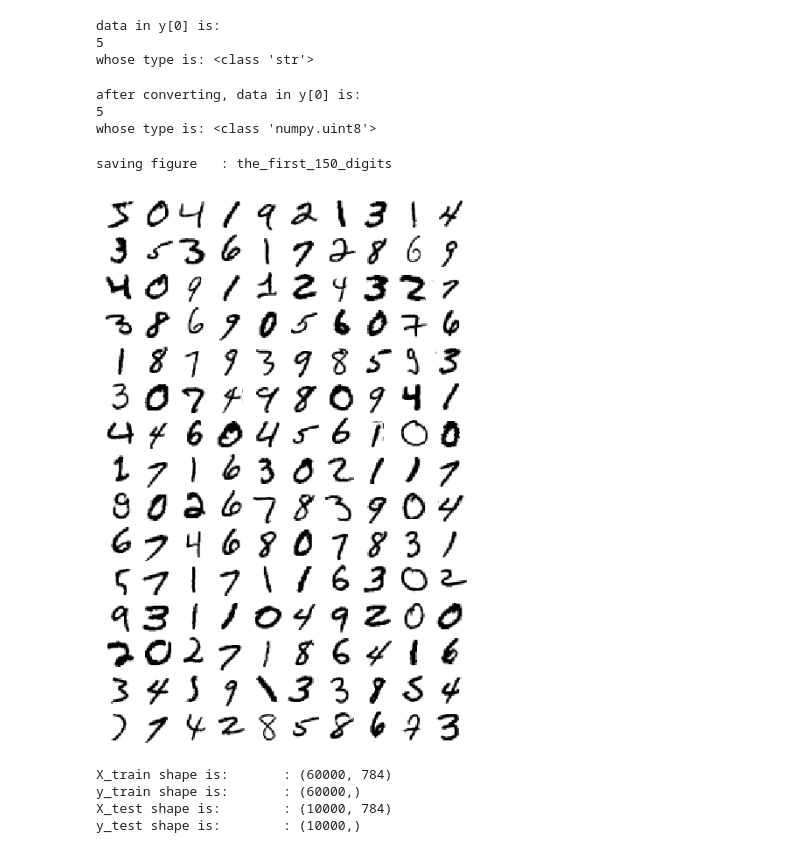
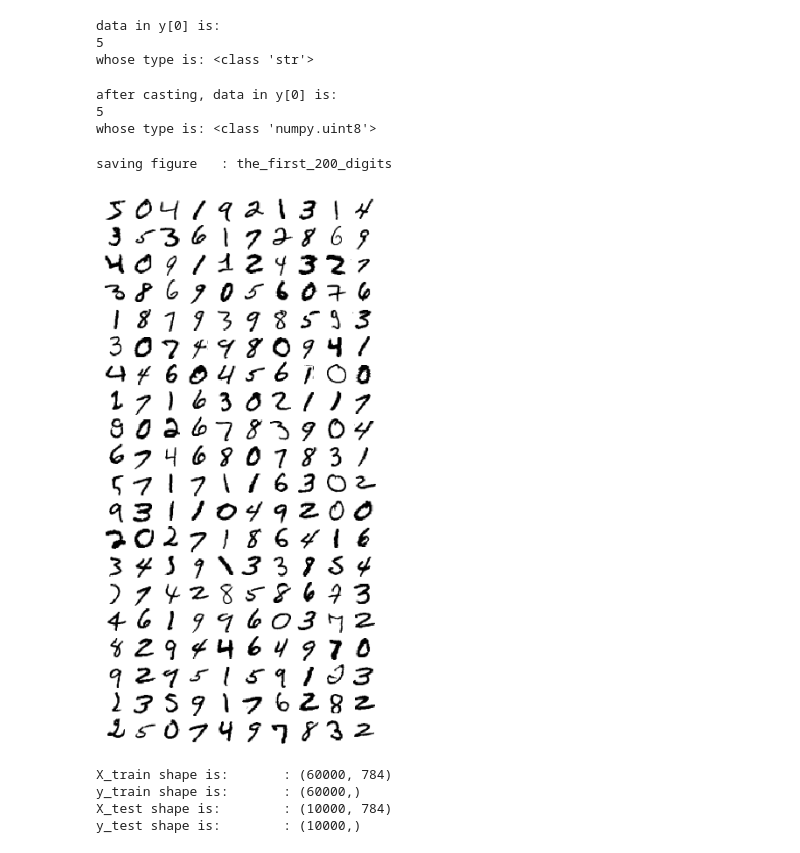
Before and after one commit to hopezh/learn_hands_on_ML_v2, a Jupyter notebook: ch3_classification_v2.ipynb, the cells around one changed output. Cells and saved outputs as stored; diff of their text form; code cells hidden in the pictures.

```diff
--- a/ch3_classification_v2.ipynb
+++ b/ch3_classification_v2.ipynb
@@ -179,47 +176,47 @@ data in y[0] is:
 5
 whose type is: <class 'str'>
 # %%
-# convert y into integer
+# cast y into integer
 y = y.astype(np.uint8)
-print('after converting, data in y[0] is:')
+print('after casting, data in y[0] is:')
 print(y[0])
 print('whose type is:', type(y[0]))
 # %% [output]
-after converting, data in y[0] is:
+after casting, data in y[0] is:
 5
 whose type is: <class 'numpy.uint8'>
 # %%
 # function to plot digits
 def plot_digits(instances, images_per_row=10, **options):
     image_size = 28
     images_per_row = min(len(instances), images_per_row)
     images = [instance.reshape(image_size, image_size) for instance in instances]
     n_rows = (len(instances) - 1) // images_per_row + 1
     row_images = []
     n_empty = n_rows * images_per_row - len(instances)
     images.append(np.zeros((image_size, image_size * n_empty)))
 
     for row in range(n_rows):
         r_images = images[row * images_per_row : (row + 1) * images_per_row]
         row_images.append(np.concatenate(r_images, axis=1))
 
     image = np.concatenate(row_images, axis=0)
     plt.imshow(image, cmap=mpl.cm.binary, **options)
     plt.axis('off')
 
 # plot digits
 plt.figure(figsize=(9,9))
 
 # get the first n rows (digits) from X
-n_rows = 150
+n_rows = 200
 example_images = X[:n_rows]
 
 plot_digits(example_images, images_per_row=10)
 save_fig('the_first_' + str(n_rows) + '_digits')
 plt.show()
 # %% [output]
-saving figure   : the_first_150_digits
+saving figure   : the_first_200_digits
-[figure, old version]
+[figure, new version]
 # %%
 # get the training and test data set
 X_train, X_test, y_train, y_test = X[:60000], X[60000:], y[:60000], y[60000:]
```
Also changed, not shown: parts of 2 cells of this notebook.
